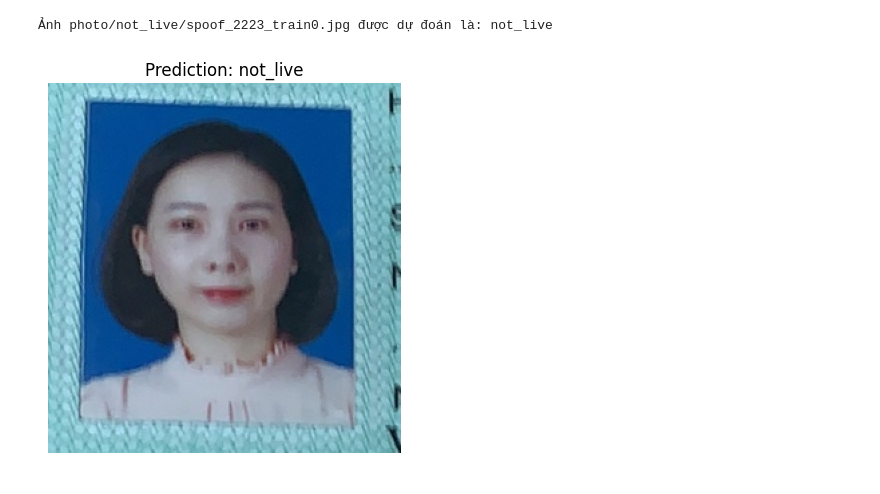
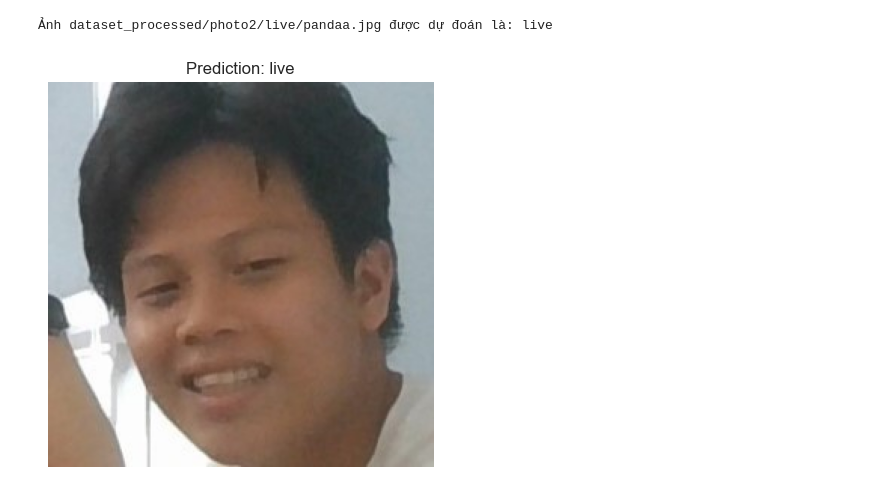
Before and after one commit to b4schh/face-anti-spoofing, a Jupyter notebook: CNNs.ipynb, the cells around one changed output. Saved outputs shown, nothing was run; the diff lists cells and outputs as text; code cells hidden in the pictures.

```diff
--- a/CNNs.ipynb
+++ b/CNNs.ipynb
@@ -73,13 +83,13 @@ class SimpleCNN(nn.Module):
         self.conv1 = nn.Conv2d(3, 32, kernel_size=3, stride=1, padding=1)
         self.pool = nn.MaxPool2d(2, 2)
         self.conv2 = nn.Conv2d(32, 64, kernel_size=3, stride=1, padding=1)
-        self.fc1 = nn.Linear(64 * 32 * 32, 128)
+        self.fc1 = nn.Linear(64 * 64 * 64, 128)
         self.fc2 = nn.Linear(128, 2)   # 2 lớp: live / not_live
 
     def forward(self, x):
         x = self.pool(torch.relu(self.conv1(x)))
         x = self.pool(torch.relu(self.conv2(x)))
-        x = x.view(-1, 64 * 32 * 32)
+        x = x.view(x.size(0), -1)
         x = torch.relu(self.fc1(x))
         x = self.fc2(x)
         return x
@@ -163,13 +95,0 @@ Epoch [3/3] Loss: 0.1348, Train Acc: 95.50%, Test Acc: 89.50%
-# %%
-model.eval()
-correct = 0
-total = 0
-with torch.no_grad():
-    for images, labels in test_loader:
-        images, labels = images.to(device), labels.to(device)
-        outputs = model(images)
-        _, predicted = torch.max(outputs, 1)
-        total += labels.size(0)
-        correct += (predicted == labels).sum().item()
-
-print(f"Test Accuracy: {100 * correct / total:.2f}%")
@@ -235,22 +369,24 @@ def predict_image(img_path, model, transform, device="cpu"):
     return classes[predicted.item()]
 # %%
 # Load lại best model
+device = torch.device("cuda" if torch.cuda.is_available() else "cpu")
 best_model = SimpleCNN().to(device)
-best_model.load_state_dict(torch.load("best_model.pth"))
+best_model.load_state_dict(torch.load("checkpoint/best_model_1.pth"))
 best_model.eval()
+# print("Loaded best model with acc:", best_acc)
 
 # Predict 1 ảnh bất kỳ
-sample_img = "photo/not_live/spoof_2223_train0.jpg"   # đổi đường dẫn ảnh của bạn
+sample_img = "dataset_processed/photo2/live/pandaa.jpg"
 result = predict_image(sample_img, best_model, transform, device)
 print(f"Ảnh {sample_img} được dự đoán là: {result}")
 
 import matplotlib.pyplot as plt
 
 img = Image.open(sample_img).convert("RGB")
 plt.imshow(img)
 plt.title(f"Prediction: {result}")
 plt.axis("off")
 plt.show()
 # %% [output]
-Ảnh photo/not_live/spoof_2223_train0.jpg được dự đoán là: not_live
+Ảnh dataset_processed/photo2/live/pandaa.jpg được dự đoán là: live
-[figure, old version]
+[figure, new version]
```
Also changed, not shown: parts of 9 cells of this notebook, 9 other files.
